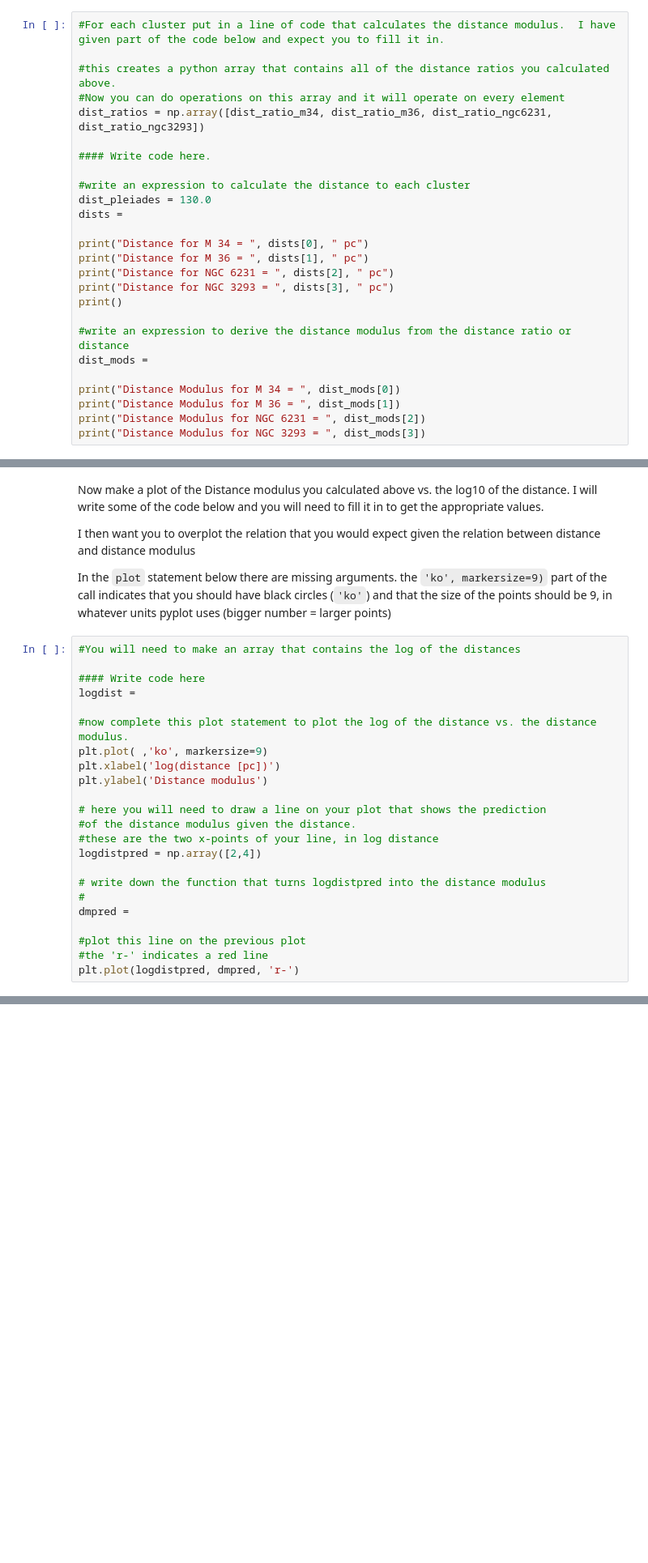
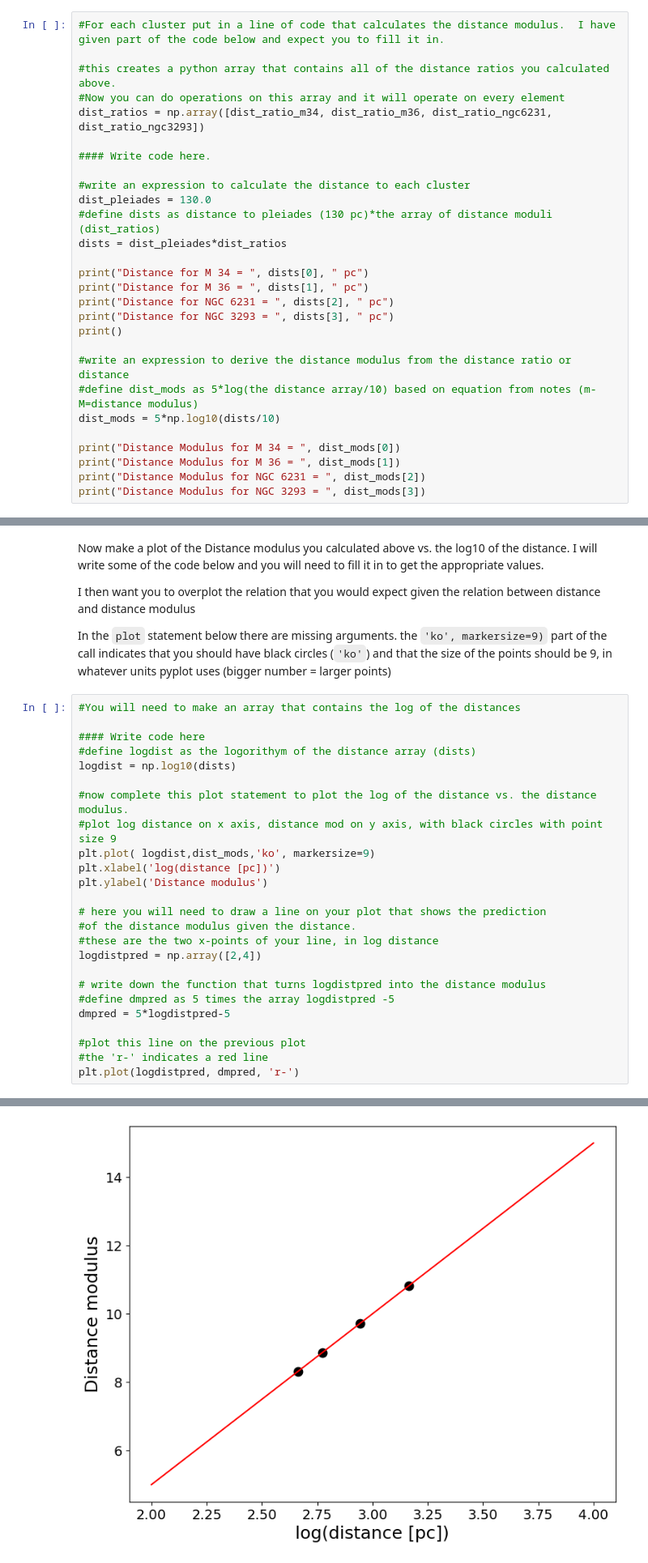
Before and after one commit to bdunne21203/CMD_distmod_student, a Jupyter notebook: cluster_plot_student.ipynb, the cells around one changed output, grey strips where cells are left out. Shown at 81% size. Saved outputs shown, nothing was run; the diff lists cells and outputs as text; blank space fills up the shorter version.

```diff
--- a/cluster_plot_student.ipynb
+++ b/cluster_plot_student.ipynb
@@ -159,7 +176,8 @@ dist_ratios = np.array([dist_ratio_m34, dist_ratio_m36, dist_ratio_ngc6231, dist
 
 #write an expression to calculate the distance to each cluster
 dist_pleiades = 130.0
-dists =
+#define dists as distance to pleiades (130 pc)*the array of distance moduli (dist_ratios)
+dists = dist_pleiades*dist_ratios
 
 print("Distance for M 34 = ", dists[0], " pc")
 print("Distance for M 36 = ", dists[1], " pc")
@@ -168,7 +186,8 @@ print("Distance for NGC 3293 = ", dists[3], " pc")
 print()
 
 #write an expression to derive the distance modulus from the distance ratio or distance
-dist_mods =
+#define dist_mods as 5*log(the distance array/10) based on equation from notes (m-M=distance modulus)
+dist_mods = 5*np.log10(dists/10)
 
 print("Distance Modulus for M 34 = ", dist_mods[0])
 print("Distance Modulus for M 36 = ", dist_mods[1])
@@ -184,10 +213,12 @@ In the `plot` statement below there are missing arguments.  the `'ko', markersiz
 #You will need to make an array that contains the log of the distances
 
 #### Write code here
-logdist =
+#define logdist as the logorithym of the distance array (dists)
+logdist = np.log10(dists)
 
 #now complete this plot statement to plot the log of the distance vs. the distance modulus.
-plt.plot( ,'ko', markersize=9)
+#plot log distance on x axis, distance mod on y axis, with black circles with point size 9
+plt.plot( logdist,dist_mods,'ko', markersize=9)
 plt.xlabel('log(distance [pc])')
 plt.ylabel('Distance modulus')
 
@@ -197,9 +228,10 @@ plt.ylabel('Distance modulus')
 logdistpred = np.array([2,4])
 
 # write down the function that turns logdistpred into the distance modulus
-#
-dmpred =
+#define dmpred as 5 times the array logdistpred -5
+dmpred = 5*logdistpred-5
 
 #plot this line on the previous plot
 #the 'r-' indicates a red line
 plt.plot(logdistpred, dmpred, 'r-')
+# %% [output]
@@ -206,3 +239,4 @@ plt.plot(logdistpred, dmpred, 'r-')
+[figure, added]
 # %% [markdown]
 ### below this line you need to modify the cells and include text  (16 points)
 
```
Also changed, not shown: parts of 13 cells of this notebook.
